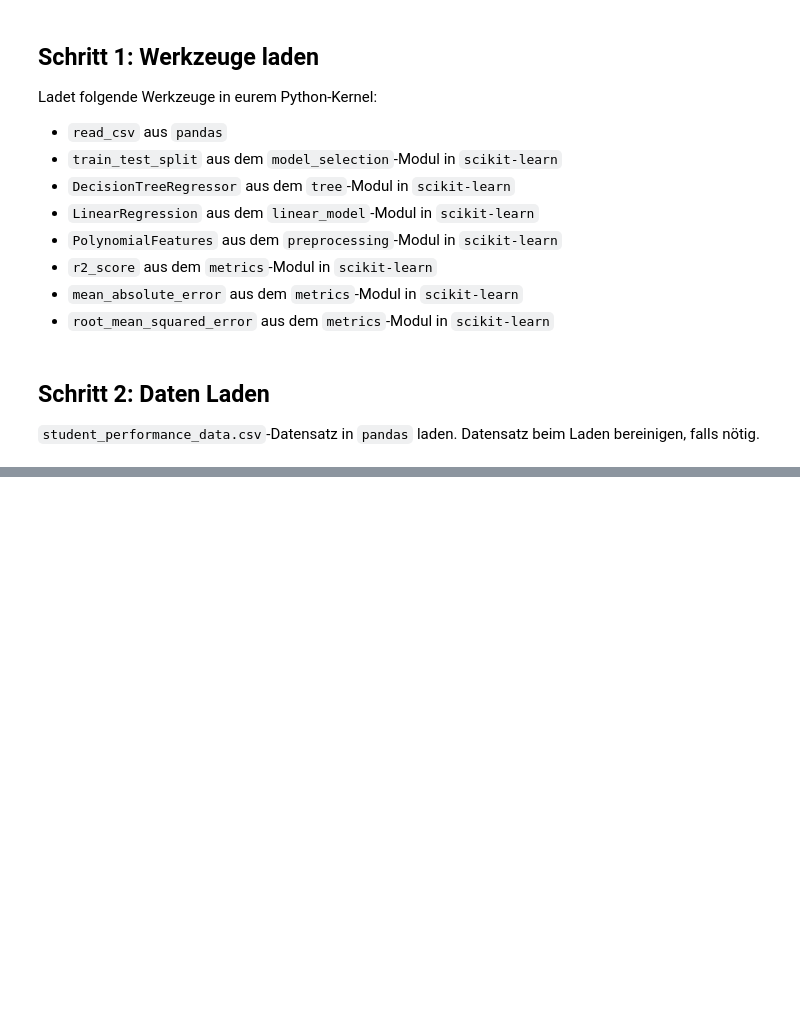
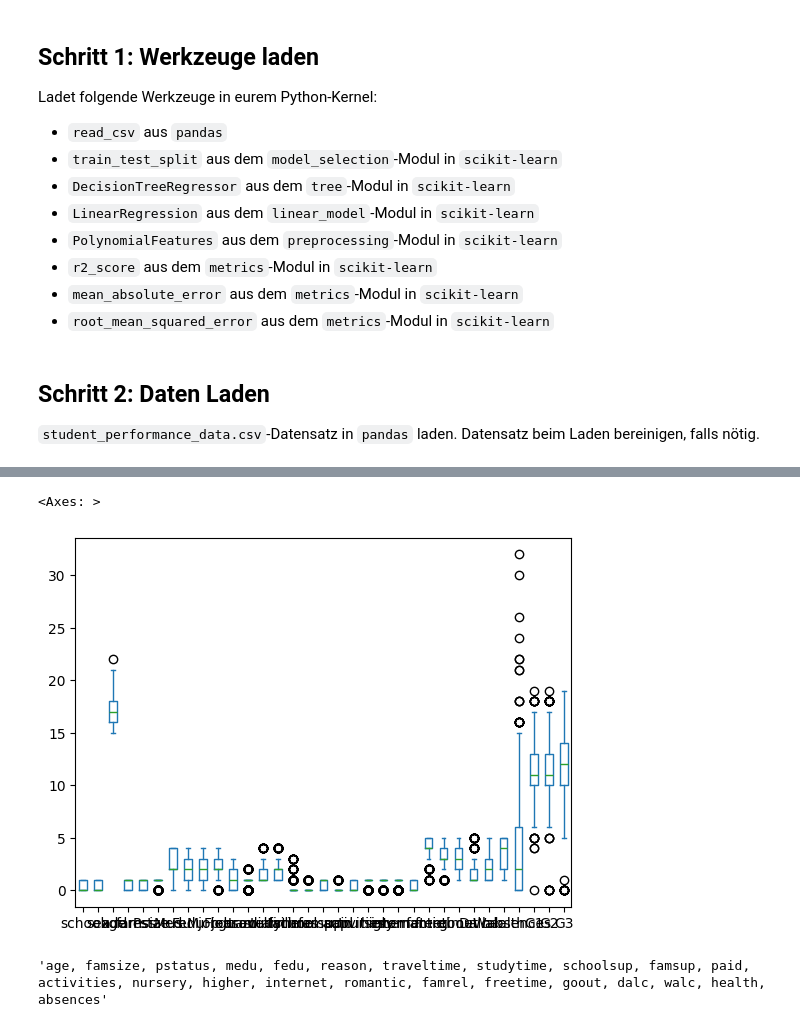
Before and after one commit to paulbattel2006-coder/Student-Performance-Dataset, a Jupyter notebook: notebooks/paul_fabian_student_performance copy.ipynb, the cells around one changed output, grey strips where cells are left out. Cells and saved outputs as stored; diff of their text form; code cells hidden in the pictures; blank space fills up the shorter version.

```diff
--- a/notebooks/paul_fabian_student_performance copy.ipynb
+++ b/notebooks/paul_fabian_student_performance copy.ipynb
@@ -50,0 +428,9 @@ data = data.dropna()
+# %%
+df.plot(kind="box")
+# %% [output]
+<Axes: >
+[figure, added]
+# %%
+"age, famsize, pstatus, medu, fedu, reason, traveltime, studytime, schoolsup, famsup, paid, activities, nursery, higher, internet, romantic, famrel, freetime, goout, dalc, walc, health, absences"
+# %% [output]
+'age, famsize, pstatus, medu, fedu, reason, traveltime, studytime, schoolsup, famsup, paid, activities, nursery, higher, internet, romantic, famrel, freetime, goout, dalc, walc, health, absences'
```
Also changed, not shown: parts of 9 cells of this notebook, 1 other file.
